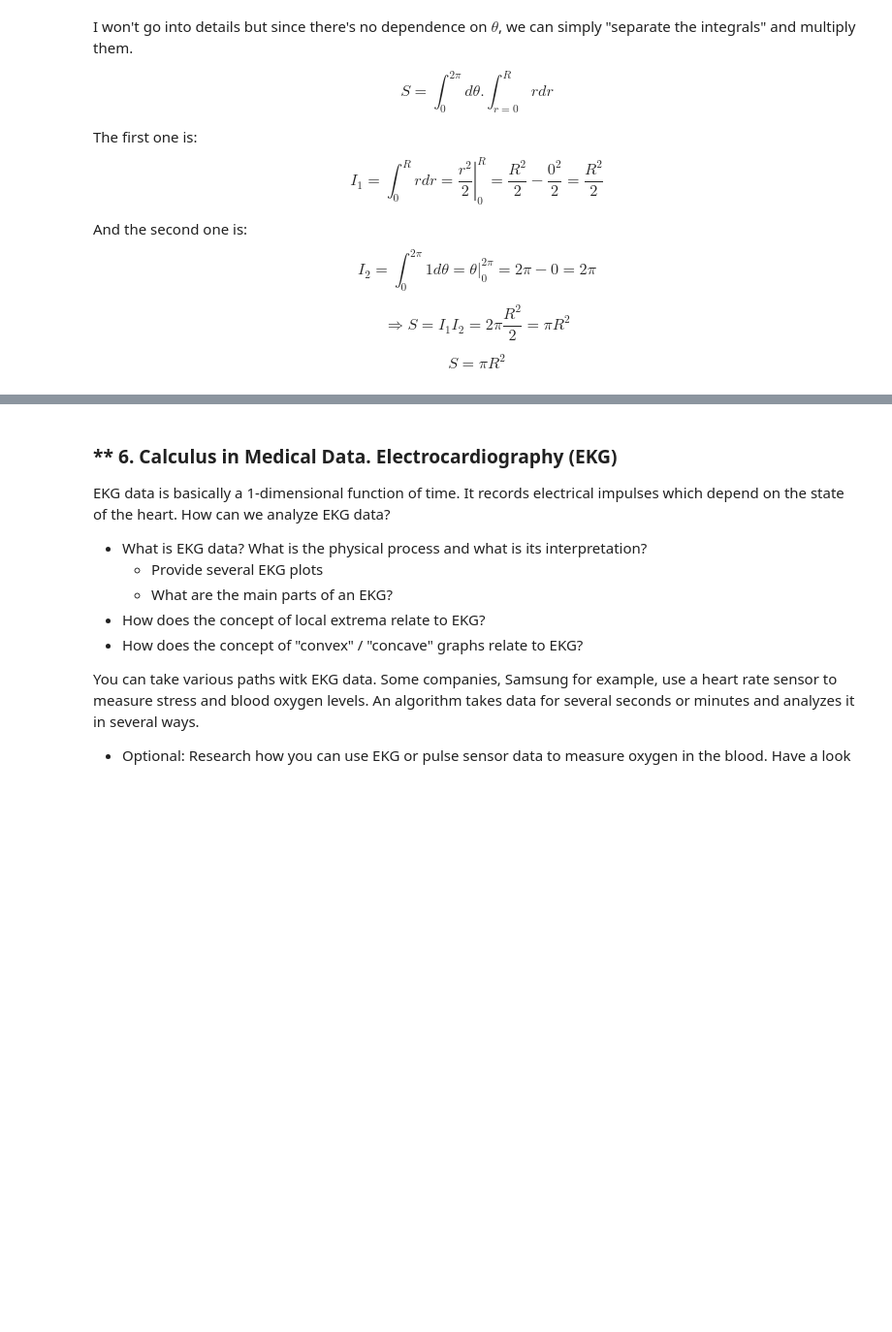
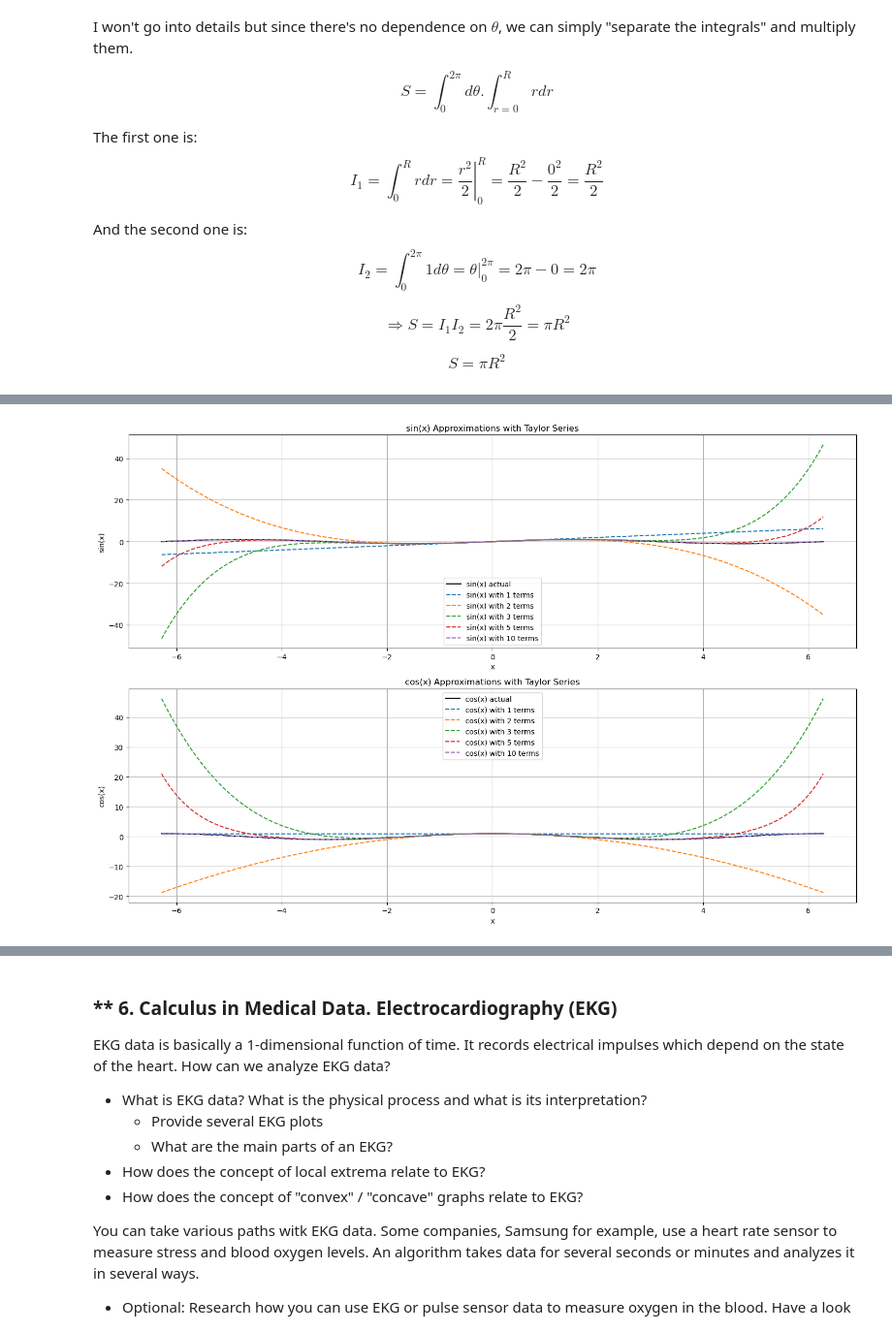
Before and after one commit to Araychev/UPSKILL-AI-and-Machine-Learning---2025, a Jupyter notebook: Math Concepts for Developers - март 2025/Exercise_Calculus/Calculus Exercise.ipynb, the cells around one changed output, grey strips where cells are left out. Shown at 97% size. Saved outputs shown, nothing was run; the diff lists cells and outputs as text; code cells hidden in the pictures; blank space fills up the shorter version.

```diff
--- a/Math Concepts for Developers - март 2025/Exercise_Calculus/Calculus Exercise.ipynb
+++ b/Math Concepts for Developers - март 2025/Exercise_Calculus/Calculus Exercise.ipynb
@@ -364,0 +507,96 @@ Some functions can be really hard to compute, or even impossible. However, there
+# %%
+def factorial(n):
+    """Calculate factorial of n"""
+    if n == 0 or n == 1:
+        return 1
+    return n * factorial(n-1)
+
+def sin_taylor(x, terms=10):
+    """Approximate sin(x) using Taylor series with specified number of terms"""
+    result = 0
+    for n in range(terms):
+        # Only odd terms appear in sin(x) expansion
+        term_index = 2*n + 1
+        coefficient = (-1)**n / factorial(term_index)
+        result += coefficient * (x**term_index)
+    return result
+
+def cos_taylor(x, terms=10):
+    """Approximate cos(x) using Taylor series with specified number of terms"""
+    result = 0
+    for n in range(terms):
+        # Only even terms appear in cos(x) expansion
+        term_index = 2*n
+        coefficient = (-1)**n / factorial(term_index)
+        result += coefficient * (x**term_index)
+    return result
+
+# Test the functions
+x_values = np.linspace(-2*np.pi, 2*np.pi, 1000)
+sin_actual = np.sin(x_values)
+cos_actual = np.cos(x_values)
+
+# Compare approximations with different numbers of terms
+plt.figure(figsize=(15, 10))
+
+# Plot sin(x) approximations
+plt.subplot(2, 1, 1)
+plt.plot(x_values, sin_actual, 'k-', label='sin(x) actual')
+
+for terms in [1, 2, 3, 5, 10]:
+    sin_approx = [sin_taylor(x, terms) for x in x_values]
+    plt.plot(x_values, sin_approx, '--', label=f'sin(x) with {terms} terms')
+
+plt.title('sin(x) Approximations with Taylor Series')
+plt.legend()
+plt.grid(True)
+plt.xlabel('x')
+plt.ylabel('sin(x)')
+
+# Plot cos(x) approximations
+plt.subplot(2, 1, 2)
+plt.plot(x_values, cos_actual, 'k-', label='cos(x) actual')
+
+for terms in [1, 2, 3, 5, 10]:
+    cos_approx = [cos_taylor(x, terms) for x in x_values]
+    plt.plot(x_values, cos_approx, '--', label=f'cos(x) with {terms} terms')
+
+plt.title('cos(x) Approximations with Taylor Series')
+plt.legend()
+plt.grid(True)
+plt.xlabel('x')
+plt.ylabel('cos(x)')
+
+plt.tight_layout()
+plt.show()
+
+# Calculate error for different numbers of terms
+def calculate_error(x_range, actual_func, approx_func, terms_list):
+    errors = []
+    for terms in terms_list:
+        max_error = 0
+        for x in x_range:
+            error = abs(actual_func(x) - approx_func(x, terms))
+            max_error = max(max_error, error)
+        errors.append(max_error)
+    return errors
+
+# Evaluate error for sin(x)
+x_test = np.linspace(-np.pi, np.pi, 1000)  # Test within [-π, π]
+terms_list = range(1, 16)  # Test 1 to 15 terms
+
+sin_errors = calculate_error(x_test, np.sin, sin_taylor, terms_list)
+cos_errors = calculate_error(x_test, np.cos, cos_taylor, terms_list)
+
+# Plot error vs number of terms
+plt.figure(figsize=(12, 6))
+plt.semilogy(terms_list, sin_errors, 'o-', label='sin(x) max error')
+plt.semilogy(terms_list, cos_errors, 's-', label='cos(x) max error')
+plt.title('Maximum Error vs Number of Terms in Taylor Series')
+plt.xlabel('Number of Terms')
+plt.ylabel('Maximum Error (log scale)')
+plt.grid(True)
+plt.legend()
+plt.show()
+# %% [output]
+[figure, added]
```
Also changed, not shown: parts of 4 cells of this notebook.
